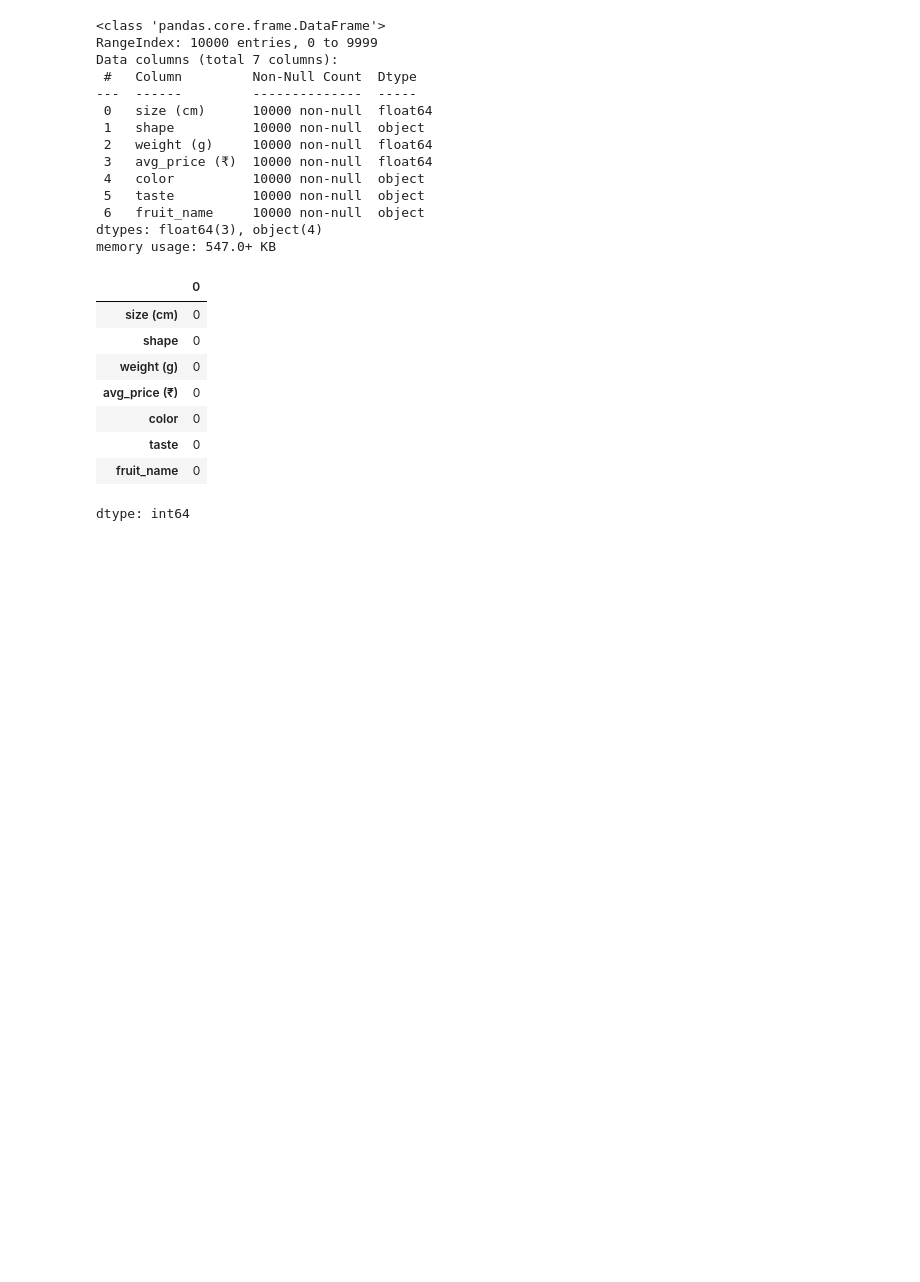
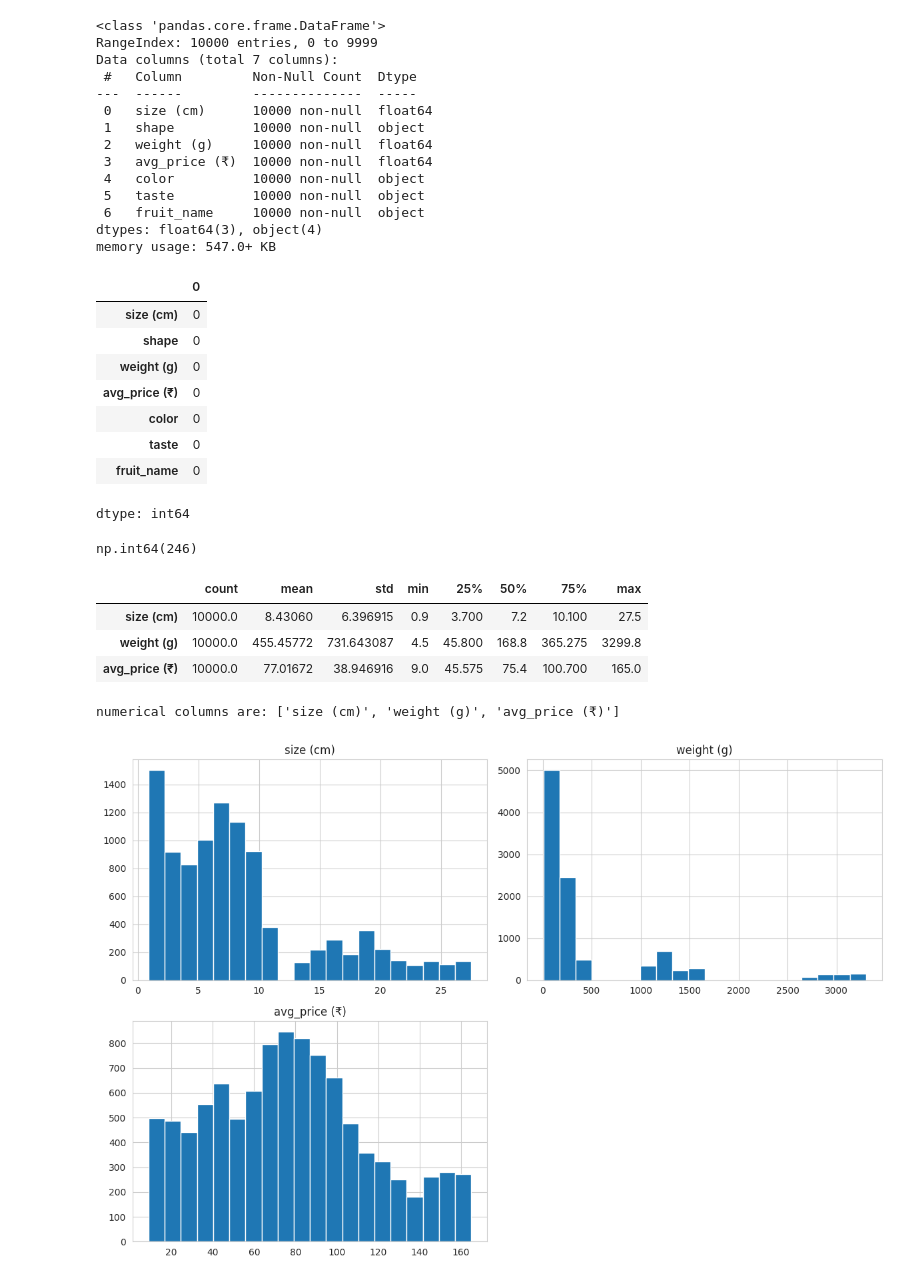
Before and after one commit to sonjoy1s/kaggle_project, a Jupyter notebook: fruit_classification.ipynb, the cells around one changed output. Cells and saved outputs as stored; diff of their text form; code cells hidden in the pictures; blank space fills up the shorter version.

```diff
--- a/fruit_classification.ipynb
+++ b/fruit_classification.ipynb
@@ -51,3 +51,26 @@ df.isna().sum()
 | taste | 0 |
 | fruit_name | 0 |
 dtype: int64
+# %%
+df.duplicated().sum()
+# %% [output]
+np.int64(246)
+# %%
+df.describe().T
+# %% [output]
+|  | count | mean | std | min | 25% | 50% | 75% | max |
+| size (cm) | 10000.0 | 8.43060 | 6.396915 | 0.9 | 3.700 | 7.2 | 10.100 | 27.5 |
+| weight (g) | 10000.0 | 455.45772 | 731.643087 | 4.5 | 45.800 | 168.8 | 365.275 | 3299.8 |
+| avg_price (₹) | 10000.0 | 77.01672 | 38.946916 | 9.0 | 45.575 | 75.4 | 100.700 | 165.0 |
+# %%
+numerical_col=['size (cm)','weight (g)','avg_price (₹)']
+print('numerical columns are:',numerical_col)
+# %% [output]
+numerical columns are: ['size (cm)', 'weight (g)', 'avg_price (₹)']
+# %%
+df[numerical_col].hist(figsize=(12,8),bins=20)
+plt.title('Numerical Columns Feature of Histogram')
+plt.tight_layout()
+plt.show()
+# %% [output]
+[figure, added]
```
Also changed, not shown: parts of 18 cells of this notebook.
